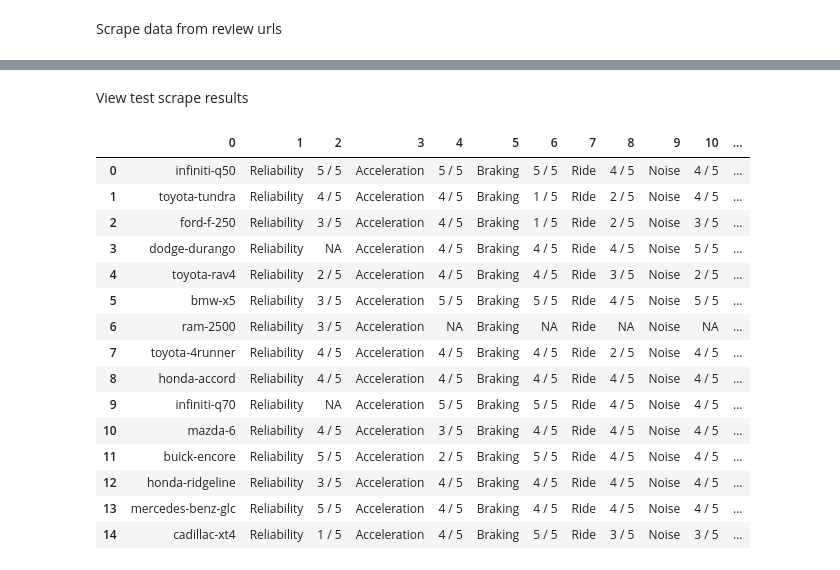
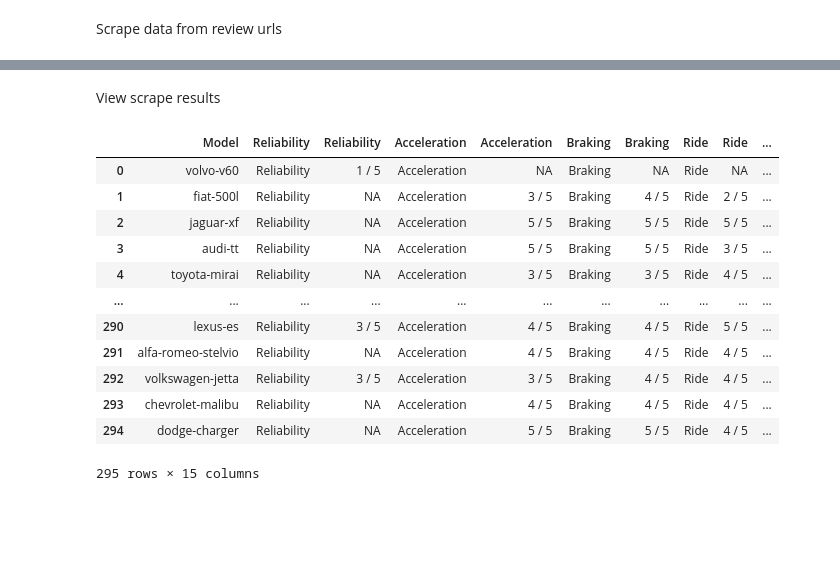
Before and after one commit to blantj/Auto_Sales_Regression, a Jupyter notebook: Webscrape.ipynb, the cells around one changed output, grey strips where cells are left out. Saved outputs shown, nothing was run; the diff lists cells and outputs as text; code cells hidden in the pictures; blank space fills up the shorter version.

Commit message:
Update with scrape

```diff
--- a/Webscrape.ipynb
+++ b/Webscrape.ipynb
@@ -123,14 +128,13 @@ reviews_urls_list[0:10]
 # %% [markdown]
 Scrape data from review urls
 # %%
-missing_urls=[]
-review_data = []
-for review_url in reviews_urls_list[0:20]:
+review_index = 0
+for review_url in reviews_urls_list[review_index:]:
     driver.get(review_url)
-    time.sleep(10)
-    if driver.find_element_by_xpath('/html').text[0:14] == 'Buying Product':
+    if driver.find_element_by_xpath('/html').text[0:14] == 'Page Not Found':
         missing_urls.append(review_url)
-        print('Bad: ', review_url)
+        print(f'{review_index} Bad: ', review_url)
+        review_index += 1
     else:
         model_data = []
         model_data.append(review_url.split('/')[-5]+'-'+review_url.split('/')[-4])
@@ -139,13 +143,14 @@ for review_url in reviews_urls_list[0:20]:
         for index in [2, 7]:
             model_data.extend([driver.find_element_by_xpath(f'/html/body/div[7]/div[1]/div[1]/div[2]/div[1]/div[2]/div/div[{index}]/div[1]').text,
                driver.find_element_by_xpath(f'/html/body/div[7]/div[1]/div[1]/div[2]/div[1]/div[2]/div/div[{index}]/div[2]/div/div/div/div/div[2]/span').text])
-        for index in [2, 4, 6, 8, 10, 12, ]:
+        for index in [2, 4, 6, 8, 10, 12]:
             model_data.extend([driver.find_element_by_xpath(f'/html/body/div[7]/div[1]/div[1]/div[2]/div[2]/div[2]/div/div[{index}]/div[1]').text,
                driver.find_element_by_xpath(f'/html/body/div[7]/div[1]/div[1]/div[2]/div[2]/div[2]/div/div[{index}]/div[2]/div/div/div/div/div[2]/span').text])
         model_data.extend([driver.find_element_by_xpath('/html/body/div[7]/div[1]/div[1]/div[2]/div[3]/div[2]/div/div[2]/div[1]').text,
             driver.find_element_by_xpath('/html/body/div[7]/div[1]/div[1]/div[2]/div[3]/div[2]/div/div[2]/div[2]/div/div/div/div/div[2]/span').text])
+        time.sleep(1)
         driver.get(review_url.replace('overview/', 'ratings-specs/?pagestop'))
-        time.sleep(5)
+        time.sleep(20)
         driver.find_element_by_xpath('/html/body/div[6]/div/div[2]/div[3]/h3/div[2]').click()
         driver.find_element_by_xpath('/html/body/div[6]/div/div[2]/div[7]/h3/div[2]').click()
         model_data.extend([driver.find_element_by_xpath('/html/body/div[6]/div/div[2]/div[2]/div/div/div[3]/div[1]/div').text.title(),
@@ -153,13 +158,14 @@ for review_url in reviews_urls_list[0:20]:
         model_data.extend([driver.find_element_by_xpath('/html/body/div[6]/div/div[2]/div[2]/div/div/div[7]/div[1]/div').text.title(),
             driver.find_element_by_xpath('/html/body/div[6]/div/div[2]/div[2]/div/div/div[7]/div[2]/div/div/div[2]').text.strip()])
         model_data.extend([driver.find_element_by_xpath('/html/body/div[6]/div/div[2]/div[3]/div/div/div[3]/div[1]/div').text.title(),
-            driver.find_element_by_xpath('/html/body/div[6]/div/div[2]/div[3]/div/div/div[4]/div[2]/div/div/div[2]').text.strip()])
+            driver.find_element_by_xpath('/html/body/div[6]/div/div[2]/div[3]/div/div/div[3]/div[2]/div/div/div[2]').text.strip()])
         model_data.extend([driver.find_element_by_xpath('/html/body/div[6]/div/div[2]/div[3]/div/div/div[6]/div[1]/div').text.title(),
             driver.find_element_by_xpath('/html/body/div[6]/div/div[2]/div[3]/div/div/div[6]/div[2]/div/div/div[2]').text.strip()])
         model_data.extend([driver.find_element_by_xpath('/html/body/div[6]/div/div[2]/div[3]/div/div/div[10]/div[1]/div').text.title(),
             driver.find_element_by_xpath('/html/body/div[6]/div/div[2]/div[3]/div/div/div[10]/div[2]/div/div/div[2]').text.strip()])
         model_data.extend([driver.find_element_by_xpath('/html/body/div[6]/div/div[2]/div[7]/div/div/div[7]/div[1]/div').text.title(),
-        driver.find_element_by_xpath('/html/body/div[6]/div/div[2]/div[7]/div/div/div[7]/div[2]/div').text.strip()])
+            driver.find_element_by_xpath('/html/body/div[6]/div/div[2]/div[7]/div/div/div[7]/div[2]/div').text.strip()])
         review_data.append(model_data)
-        print('Good: ', review_url)
+        print(f'{review_index} Good: ', review_url)
+        review_index += 1
 # %% [output]
@@ -186,22 +174,23 @@ Good:  https://www.consumerreports.org/cars/cadillac/xt4/2019/overview/
 # %% [markdown]
-View test scrape results
+View scrape results
 # %%
-pd.DataFrame(review_data).iloc[:, 0:15]
+scrape_df = pd.DataFrame(review_data)
+column_names = ['Model']
+column_names.extend([scrape_df.loc[0].values[x//2*2-1] for x in range(2, len(scrape_df.loc[0].values)+1)])
+scrape_df.columns = column_names
+scrape_df.iloc[:, 0:15]
 # %% [output]
-|  | 0 | 1 | 2 | 3 | 4 | 5 | 6 | 7 | 8 | 9 | 10 | ... |
-| 0 | infiniti-q50 | Reliability | 5 / 5 | Acceleration | 5 / 5 | Braking | 5 / 5 | Ride | 4 / 5 | Noise | 4 / 5 | ... |
-| 1 | toyota-tundra | Reliability | 4 / 5 | Acceleration | 4 / 5 | Braking | 1 / 5 | Ride | 2 / 5 | Noise | 4 / 5 | ... |
-| 2 | ford-f-250 | Reliability | 3 / 5 | Acceleration | 4 / 5 | Braking | 1 / 5 | Ride | 2 / 5 | Noise | 3 / 5 | ... |
-| 3 | dodge-durango | Reliability | NA | Acceleration | 4 / 5 | Braking | 4 / 5 | Ride | 4 / 5 | Noise | 5 / 5 | ... |
-| 4 | toyota-rav4 | Reliability | 2 / 5 | Acceleration | 4 / 5 | Braking | 4 / 5 | Ride | 3 / 5 | Noise | 2 / 5 | ... |
-| 5 | bmw-x5 | Reliability | 3 / 5 | Acceleration | 5 / 5 | Braking | 5 / 5 | Ride | 4 / 5 | Noise | 5 / 5 | ... |
-| 6 | ram-2500 | Reliability | 3 / 5 | Acceleration | NA | Braking | NA | Ride | NA | Noise | NA | ... |
-| 7 | toyota-4runner | Reliability | 4 / 5 | Acceleration | 4 / 5 | Braking | 4 / 5 | Ride | 2 / 5 | Noise | 4 / 5 | ... |
-| 8 | honda-accord | Reliability | 4 / 5 | Acceleration | 4 / 5 | Braking | 4 / 5 | Ride | 4 / 5 | Noise | 4 / 5 | ... |
-| 9 | infiniti-q70 | Reliability | NA | Acceleration | 5 / 5 | Braking | 5 / 5 | Ride | 4 / 5 | Noise | 4 / 5 | ... |
-| 10 | mazda-6 | Reliability | 4 / 5 | Acceleration | 3 / 5 | Braking | 4 / 5 | Ride | 4 / 5 | Noise | 4 / 5 | ... |
-| 11 | buick-encore | Reliability | 5 / 5 | Acceleration | 2 / 5 | Braking | 5 / 5 | Ride | 4 / 5 | Noise | 4 / 5 | ... |
-| 12 | honda-ridgeline | Reliability | 3 / 5 | Acceleration | 4 / 5 | Braking | 4 / 5 | Ride | 4 / 5 | Noise | 4 / 5 | ... |
-| 13 | mercedes-benz-glc | Reliability | 5 / 5 | Acceleration | 4 / 5 | Braking | 4 / 5 | Ride | 4 / 5 | Noise | 4 / 5 | ... |
-| 14 | cadillac-xt4 | Reliability | 1 / 5 | Acceleration | 4 / 5 | Braking | 5 / 5 | Ride | 3 / 5 | Noise | 3 / 5 | ... |
+|  | Model | Reliability | Reliability | Acceleration | Acceleration | Braking | Braking | Ride | Ride | ... |
+| 0 | volvo-v60 | Reliability | 1 / 5 | Acceleration | NA | Braking | NA | Ride | NA | ... |
+| 1 | fiat-500l | Reliability | NA | Acceleration | 3 / 5 | Braking | 4 / 5 | Ride | 2 / 5 | ... |
+| 2 | jaguar-xf | Reliability | NA | Acceleration | 5 / 5 | Braking | 5 / 5 | Ride | 5 / 5 | ... |
+| 3 | audi-tt | Reliability | NA | Acceleration | 5 / 5 | Braking | 5 / 5 | Ride | 3 / 5 | ... |
+| 4 | toyota-mirai | Reliability | NA | Acceleration | 3 / 5 | Braking | 3 / 5 | Ride | 4 / 5 | ... |
+| ... | ... | ... | ... | ... | ... | ... | ... | ... | ... | ... |
+| 290 | lexus-es | Reliability | 3 / 5 | Acceleration | 4 / 5 | Braking | 4 / 5 | Ride | 5 / 5 | ... |
+| 291 | alfa-romeo-stelvio | Reliability | NA | Acceleration | 4 / 5 | Braking | 4 / 5 | Ride | 4 / 5 | ... |
+| 292 | volkswagen-jetta | Reliability | 3 / 5 | Acceleration | 3 / 5 | Braking | 4 / 5 | Ride | 4 / 5 | ... |
+| 293 | chevrolet-malibu | Reliability | NA | Acceleration | 4 / 5 | Braking | 4 / 5 | Ride | 4 / 5 | ... |
+| 294 | dodge-charger | Reliability | NA | Acceleration | 5 / 5 | Braking | 5 / 5 | Ride | 4 / 5 | ... |
+295 rows × 15 columns
 # %%
```
Also changed, not shown: parts of 8 cells of this notebook.
